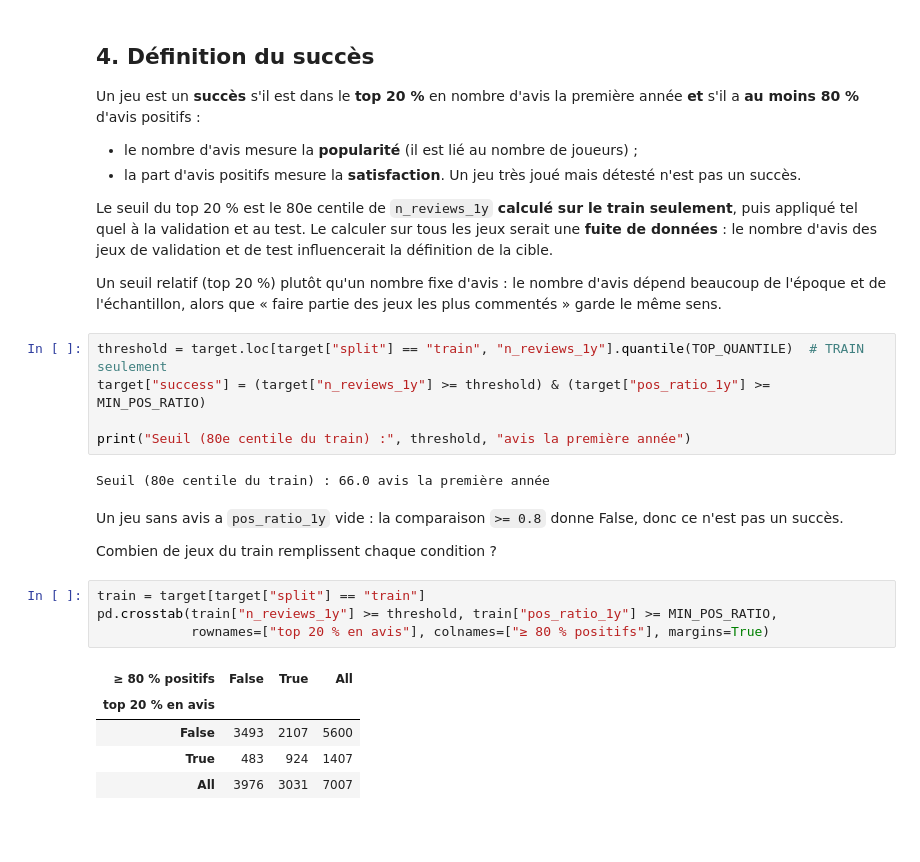
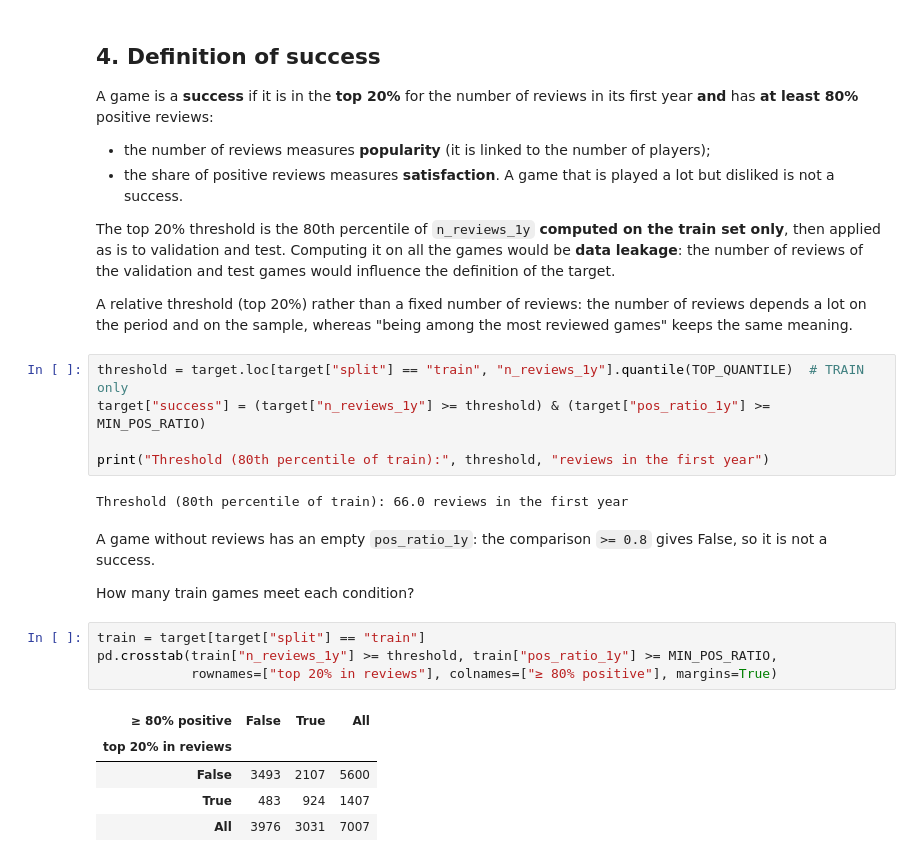
Before and after one commit to KZH-etu/SteamGameIA, a Jupyter notebook: notebooks/02_target_split.ipynb, the cells around one changed output. Cells and saved outputs as stored; diff of their text form; blank space fills up the shorter version.

```diff
--- a/notebooks/02_target_split.ipynb
+++ b/notebooks/02_target_split.ipynb
@@ -95,33 +95,33 @@ Fin du train : 2020-05-20 | fin de la validation : 2021-03-29
 | val | 1499 | 2020-05-21 | 2021-03-29 |
 | test | 1494 | 2021-03-30 | 2021-12-31 |
 # %% [markdown]
-## 4. Définition du succès
+## 4. Definition of success
 
-Un jeu est un **succès** s'il est dans le **top 20 %** en nombre d'avis la première année **et** s'il a **au moins 80 %** d'avis positifs :
-- le nombre d'avis mesure la **popularité** (il est lié au nombre de joueurs) ;
-- la part d'avis positifs mesure la **satisfaction**. Un jeu très joué mais détesté n'est pas un succès.
+A game is a **success** if it is in the **top 20%** for the number of reviews in its first year **and** has **at least 80%** positive reviews:
+- the number of reviews measures **popularity** (it is linked to the number of players);
+- the share of positive reviews measures **satisfaction**. A game that is played a lot but disliked is not a success.
 
-Le seuil du top 20 % est le 80e centile de `n_reviews_1y` **calculé sur le train seulement**, puis appliqué tel quel à la validation et au test. Le calculer sur tous les jeux serait une **fuite de données** : le nombre d'avis des jeux de validation et de test influencerait la définition de la cible.
+The top 20% threshold is the 80th percentile of `n_reviews_1y` **computed on the train set only**, then applied as is to validation and test. Computing it on all the games would be **data leakage**: the number of reviews of the validation and test games would influence the definition of the target.
 
-Un seuil relatif (top 20 %) plutôt qu'un nombre fixe d'avis : le nombre d'avis dépend beaucoup de l'époque et de l'échantillon, alors que « faire partie des jeux les plus commentés » garde le même sens.
+A relative threshold (top 20%) rather than a fixed number of reviews: the number of reviews depends a lot on the period and on the sample, whereas "being among the most reviewed games" keeps the same meaning.
 # %%
-threshold = target.loc[target["split"] == "train", "n_reviews_1y"].quantile(TOP_QUANTILE)  # TRAIN seulement
+threshold = target.loc[target["split"] == "train", "n_reviews_1y"].quantile(TOP_QUANTILE)  # TRAIN only
 target["success"] = (target["n_reviews_1y"] >= threshold) & (target["pos_ratio_1y"] >= MIN_POS_RATIO)
 
-print("Seuil (80e centile du train) :", threshold, "avis la première année")
+print("Threshold (80th percentile of train):", threshold, "reviews in the first year")
 # %% [output]
-Seuil (80e centile du train) : 66.0 avis la première année
+Threshold (80th percentile of train): 66.0 reviews in the first year
 # %% [markdown]
-Un jeu sans avis a `pos_ratio_1y` vide : la comparaison `>= 0.8` donne False, donc ce n'est pas un succès.
+A game without reviews has an empty `pos_ratio_1y`: the comparison `>= 0.8` gives False, so it is not a success.
 
-Combien de jeux du train remplissent chaque condition ?
+How many train games meet each condition?
 # %%
 train = target[target["split"] == "train"]
 pd.crosstab(train["n_reviews_1y"] >= threshold, train["pos_ratio_1y"] >= MIN_POS_RATIO,
-            rownames=["top 20 % en avis"], colnames=["≥ 80 % positifs"], margins=True)
+            rownames=["top 20% in reviews"], colnames=["≥ 80% positive"], margins=True)
 # %% [output]
-| ≥ 80 % positifs | False | True | All |
-| top 20 % en avis |  |  |  |
+| ≥ 80% positive | False | True | All |
+| top 20% in reviews |  |  |  |
 | False | 3493 | 2107 | 5600 |
 | True | 483 | 924 | 1407 |
 | All | 3976 | 3031 | 7007 |
```
Also changed, not shown: parts of 17 cells of this notebook, 13 other files.
